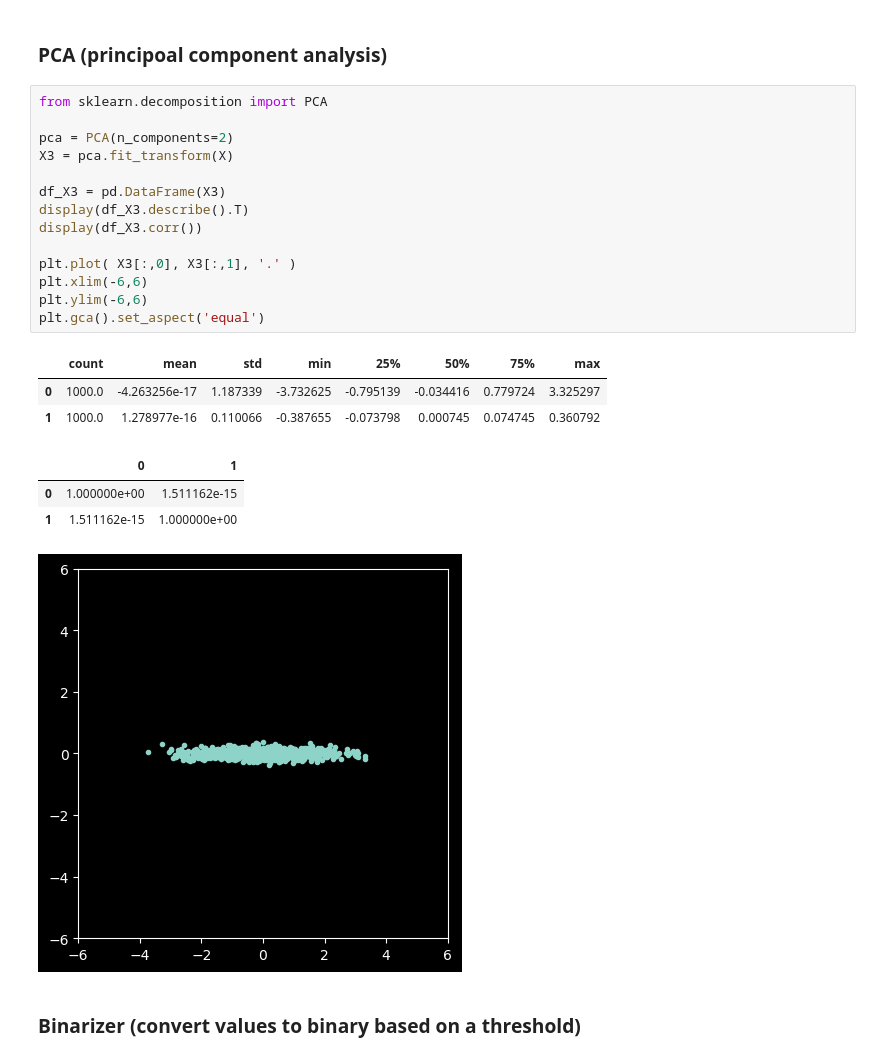
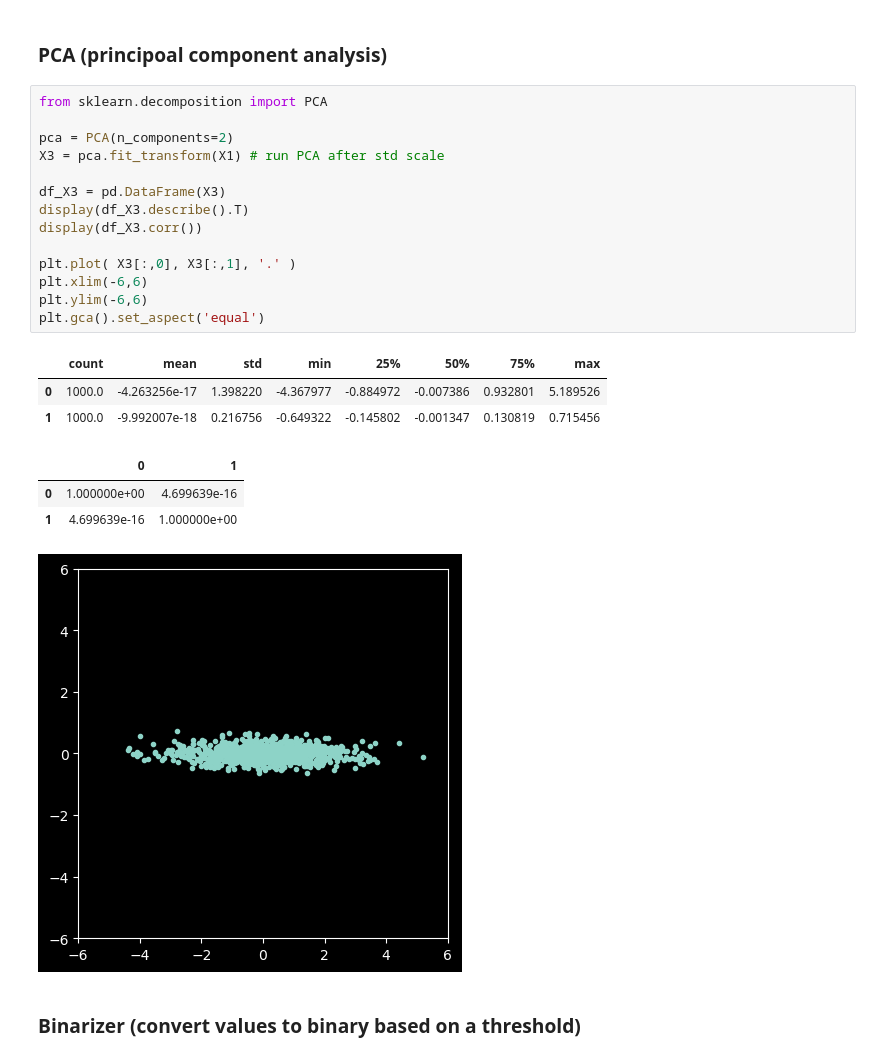
Before and after one commit to gtw2i/MSDS-565-Summer-2026, a Jupyter notebook: Unit 1 - Tabular Data/Demos/U1-2_Preprocess.ipynb, the cells around one changed output. Saved outputs shown, nothing was run; the diff lists cells and outputs as text.

```diff
--- a/Unit 1 - Tabular Data/Demos/U1-2_Preprocess.ipynb
+++ b/Unit 1 - Tabular Data/Demos/U1-2_Preprocess.ipynb
@@ -111,25 +111,25 @@ plt.gca().set_aspect('equal')
 # %%
 from sklearn.decomposition import PCA
 
 pca = PCA(n_components=2)
-X3 = pca.fit_transform(X)
+X3 = pca.fit_transform(X1) # run PCA after std scale
 
 df_X3 = pd.DataFrame(X3)
 display(df_X3.describe().T)
 display(df_X3.corr())
 
 plt.plot( X3[:,0], X3[:,1], '.' )
 plt.xlim(-6,6)
 plt.ylim(-6,6)
 plt.gca().set_aspect('equal')
 # %% [output]
 |  | count | mean | std | min | 25% | 50% | 75% | max |
-| 0 | 1000.0 | -4.263256e-17 | 1.187339 | -3.732625 | -0.795139 | -0.034416 | 0.779724 | 3.325297 |
-| 1 | 1000.0 | 1.278977e-16 | 0.110066 | -0.387655 | -0.073798 | 0.000745 | 0.074745 | 0.360792 |
+| 0 | 1000.0 | -4.263256e-17 | 1.398220 | -4.367977 | -0.884972 | -0.007386 | 0.932801 | 5.189526 |
+| 1 | 1000.0 | -9.992007e-18 | 0.216756 | -0.649322 | -0.145802 | -0.001347 | 0.130819 | 0.715456 |
 |  | 0 | 1 |
-| 0 | 1.000000e+00 | 1.511162e-15 |
-| 1 | 1.511162e-15 | 1.000000e+00 |
+| 0 | 1.000000e+00 | 4.699639e-16 |
+| 1 | 4.699639e-16 | 1.000000e+00 |
-[figure, old version]
+[figure, new version]
 # %% [markdown]
 ### Binarizer (convert values to binary based on a threshold)
 # %%
```
Also changed, not shown: parts of 3 cells of this notebook, 5 other files.
